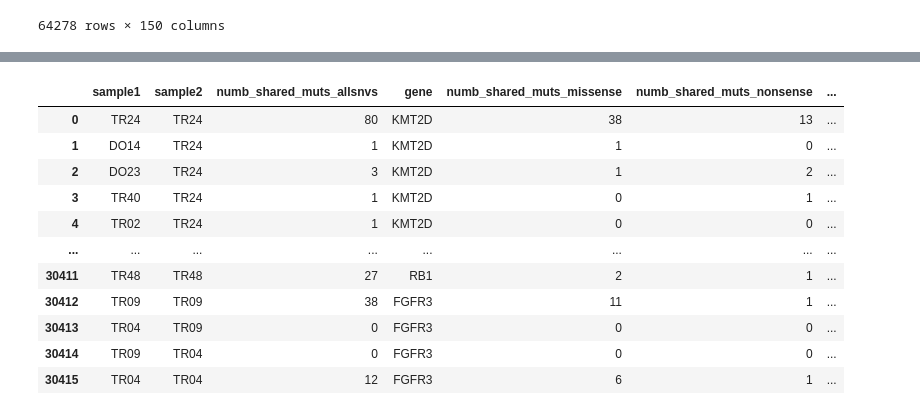
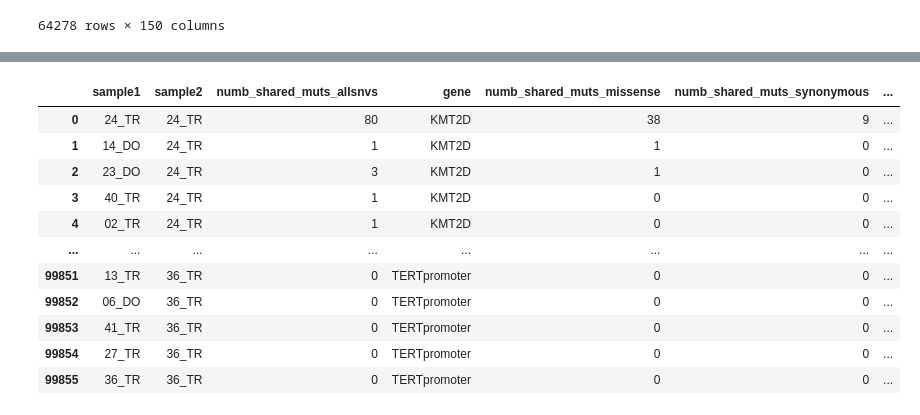
Before and after one commit to bbglab/normal_bladder_paper, a Jupyter notebook: extended/extended6/shared_mutations.ipynb, the cells around one changed output, grey strips where cells are left out. Drawn from its saved outputs; the diff is of its cells as text; code cells hidden in the pictures.

Commit message:
review ext6 shared muts notebook

```diff
--- a/extended/extended6/shared_mutations.ipynb
+++ b/extended/extended6/shared_mutations.ipynb
@@ -27,5 +20,5 @@ panel = ['KMT2D','ARID1A','KDM6A','RBM10',
 # %%
-maf_df = pd.read_csv(maf_file, sep = "\t")
+maf_df = pd.read_csv(somatic_maf_file, sep = "\t")
 maf_df
 # %% [output]
 |  | CHROM | POS | REF | ALT | FILTER | INFO | FORMAT | SAMPLE | DEPTH | ALT_DEPTH | ... | ... |
@@ -239,16 +226,15 @@ shared_muts_df = shared_muts_df[[
     'sample2', 'sample2_donorID', 'sample2_bladder_location',
     'sample1_numb_muts_allsnvs', 'sample2_numb_muts_allsnvs',
     'sample1_numb_muts_missense', 'sample2_numb_muts_missense',
-    'sample1_numb_muts_nonsense', 'sample2_numb_muts_nonsense',
     'sample1_numb_muts_truncating', 'sample2_numb_muts_truncating',
     'sample1_numb_muts_synonymous', 'sample2_numb_muts_synonymous',
     'sample1_numb_muts_indels', 'sample2_numb_muts_indels',
     'sample1_numb_muts_nonprotaffecting', 'sample2_numb_muts_nonprotaffecting',
     'numb_shared_muts_allsnvs', 'numb_shared_muts_missense',
-    'numb_shared_muts_nonsense', 'numb_shared_muts_truncating', 'numb_shared_muts_synonymous',
+    'numb_shared_muts_truncating', 'numb_shared_muts_synonymous',
     'numb_shared_muts_indels', 'numb_shared_muts_nonprotaffecting',
     'jaccard_index_allsnvs', 'jaccard_index_missense',
-    'jaccard_index_nonsense', 'jaccard_index_truncating', 'jaccard_index_synonymous',
+    'jaccard_index_truncating', 'jaccard_index_synonymous',
     'jaccard_index_indels', 'jaccard_index_nonprotaffecting']]
 shared_muts_df
 # %% [output]
@@ -284,9 +253,0 @@ plt.show()
-# %%
-# include postmorten time as it can correlate with the number of shared mutations
-clinvars_df = pd.read_csv(clinvars_file, sep = "\t")
-clinvars_df["sample1"] = clinvars_df.apply(lambda row: f'{row["SAMPLE_ID"].split("_")[2][1:]}{row["SAMPLE_ID"].split("_")[1][2:]}', axis = 1)
-clinvars_df["sample2"] = clinvars_df.apply(lambda row: f'{row["SAMPLE_ID"].split("_")[2][1:]}{row["SAMPLE_ID"].split("_")[1][2:]}', axis = 1)
-clinvars_df
-shared_muts_df = shared_muts_df.merge(clinvars_df[["sample1", "postmortem_days"]], on = "sample1", how = "left").rename({"postmortem_days": "postmorten_days_sample1"}, axis = 1)
-shared_muts_allgenes_df = shared_muts_df.merge(clinvars_df[["sample2", "postmortem_days"]], on = "sample2", how = "left").rename({"postmortem_days": "postmorten_days_sample2"}, axis = 1)
-shared_muts_allgenes_df
@@ -377,8 +315,6 @@ truncating
 # %%
-# merge
+# merge: 79²*16 comparisons (99856)
 shared_muts_gene_df = shared_muts_dfs_dict["allsnvs"].merge(shared_muts_dfs_dict["missense"], on = ["sample1", "sample2", "gene"], how = "inner").merge(
-    shared_muts_dfs_dict["nonsense"], on = ["sample1", "sample2", "gene"], how = "inner"
-).merge(
     shared_muts_dfs_dict["synonymous"], on = ["sample1", "sample2", "gene"], how = "inner"
 ).merge(
     shared_muts_dfs_dict["indels"], on = ["sample1", "sample2", "gene"], how = "inner"
@@ -405,29 +341,42 @@ shared_muts_gene_df
 # %%
-# count number of mutations per sample per impact
-impacts = ["allsnvs", "missense", "nonsense", "synonymous", "indels", "nonprotaffecting", "truncating"]
-for impact in impacts:
-    print(impact)
+# count total number of mutations per sample, per muttype and per gene
+for muttype in muttypes:
+
+    print(muttype)
+
     nmuts_dfs_gene_dict = {}
-    for gene in panel:
-        if impact == "allsnvs":
-            maf_df_f = maf_df.loc[(maf_df["TYPE"] == "SNV") & (maf_df["canonical_SYMBOL"] == gene)].copy()
-        elif impact == "indels":
-            maf_df_f = maf_df.loc[(maf_df["TYPE"].isin(["INSERTION", "DELETION"])) & (maf_df["canonical_SYMBOL"] == gene)].copy()
-        elif impact == "nonprotaffecting":
-            maf_df_f = maf_df.loc[(maf_df["Protein_affecting"] == "non_protein_affecting") & (maf_df["canonical_SYMBOL"] == gene)].copy()
-        elif impact == "truncating":
-            maf_df_f = maf_df.loc[(maf_df["TYPE"] == "SNV") & (maf_df["canonical_Consequence_broader"].isin(["nonsense", "essential_splice"])) &
-                        (maf_df["canonical_SYMBOL"] == gene)].copy()
+
+    # filter maf by mutation type category and gene
+    for gene in panel_all_genes:
+
+        if muttype == "allsnvs":
+            maf_df_f = maf_df.loc[(maf_df["TYPE"] == "SNV")
+                                & (maf_df["canonical_SYMBOL"] == gene)].copy()
+        elif muttype == "indels":
+            maf_df_f = maf_df.loc[(maf_df["TYPE"].isin(["INSERTION", "DELETION"]))
+                                & (maf_df["canonical_SYMBOL"] == gene)].copy()
+        elif muttype == "nonprotaffecting":
+            maf_df_f = maf_df.loc[(maf_df["Protein_affecting"] == "non_protein_affecting")
+                                & (maf_df["canonical_SYMBOL"] == gene)].copy()
+        elif muttype == "truncating":
+            maf_df_f = maf_df.loc[(maf_df["TYPE"] == "SNV")
+                                & (maf_df["canonical_Consequence_broader"].isin(["nonsense", "essential_splice"]))
+                                & (maf_df["canonical_SYMBOL"] == gene)].copy()
         else:
-            maf_df_f = maf_df.loc[(maf_df["TYPE"] == "SNV") & (maf_df["canonical_Consequence_broader"] == impact) & (maf_df["canonical_SYMBOL"] == gene)].copy()
+            maf_df_f = maf_df.loc[(maf_df["TYPE"] == "SNV")
+                                & (maf_df["canonical_Consequence_broader"] == muttype)
+                                & (maf_df["canonical_SYMBOL"] == gene)].copy()
 
-        nmuts_dfs_gene_dict[gene] = maf_df_f.groupby(["SAMPLE_ID_short", "canonical_SYMBOL"]).size().to_frame(f"sample1_numb_muts_{impact}").reset_index(names = ["sample1", "gene"])
+        # count number of mutations
+        nmuts_dfs_gene_dict[gene] = maf_df_f.groupby(["SAMPLE_ID_short", "canonical_SYMBOL"]).size().to_frame(f"sample1_numb_muts_{muttype}").reset_index(names = ["sample1", "gene"])
 
     nmuts_df = pd.concat(nmuts_dfs_gene_dict.values())
-    shared_muts_gene_df = shared_muts_gene_df.merge(nmuts_df, on = ["sample1", "gene"], how = "inner")
-    nmuts_df = nmuts_df.rename({f"sample1_numb_muts_{impact}": f"sample2_numb_muts_{impact}", "sample1": "sample2"}, axis = 1)
-    shared_muts_gene_df = shared_muts_gene_df.merge(nmuts_df, on = ["sample2", "gene"], how = "inner")
+    shared_muts_gene_df = shared_muts_gene_df.merge(nmuts_df, on = ["sample1", "gene"], how = "outer")
+    nmuts_df = nmuts_df.rename({f"sample1_numb_muts_{muttype}": f"sample2_numb_muts_{muttype}", "sample1": "sample2"}, axis = 1)
+    shared_muts_gene_df = shared_muts_gene_df.merge(nmuts_df, on = ["sample2", "gene"], how = "outer")
 
+# fill with zeros those samples in which the number of mutations is zero
+shared_muts_gene_df = shared_muts_gene_df.fillna(0)
 shared_muts_gene_df
 # %% [output]
 allsnvs
@@ -436,16 +384,16 @@ nonsense
 synonymous
 indels
 nonprotaffecting
 truncating
-|  | sample1 | sample2 | numb_shared_muts_allsnvs | gene | numb_shared_muts_missense | numb_shared_muts_nonsense | ... |
-| 0 | TR24 | TR24 | 80 | KMT2D | 38 | 13 | ... |
-| 1 | DO14 | TR24 | 1 | KMT2D | 1 | 0 | ... |
-| 2 | DO23 | TR24 | 3 | KMT2D | 1 | 2 | ... |
-| 3 | TR40 | TR24 | 1 | KMT2D | 0 | 1 | ... |
-| 4 | TR02 | TR24 | 1 | KMT2D | 0 | 0 | ... |
+|  | sample1 | sample2 | numb_shared_muts_allsnvs | gene | numb_shared_muts_missense | numb_shared_muts_synonymous | ... |
+| 0 | 24_TR | 24_TR | 80 | KMT2D | 38 | 9 | ... |
+| 1 | 14_DO | 24_TR | 1 | KMT2D | 1 | 0 | ... |
+| 2 | 23_DO | 24_TR | 3 | KMT2D | 1 | 0 | ... |
+| 3 | 40_TR | 24_TR | 1 | KMT2D | 0 | 0 | ... |
+| 4 | 02_TR | 24_TR | 1 | KMT2D | 0 | 0 | ... |
 | ... | ... | ... | ... | ... | ... | ... | ... |
-| 30411 | TR48 | TR48 | 27 | RB1 | 2 | 1 | ... |
-| 30412 | TR09 | TR09 | 38 | FGFR3 | 11 | 1 | ... |
-| 30413 | TR04 | TR09 | 0 | FGFR3 | 0 | 0 | ... |
-| 30414 | TR09 | TR04 | 0 | FGFR3 | 0 | 0 | ... |
-| 30415 | TR04 | TR04 | 12 | FGFR3 | 6 | 1 | ... |
+| 99851 | 13_TR | 36_TR | 0 | TERTpromoter | 0 | 0 | ... |
+| 99852 | 06_DO | 36_TR | 0 | TERTpromoter | 0 | 0 | ... |
+| 99853 | 41_TR | 36_TR | 0 | TERTpromoter | 0 | 0 | ... |
+| 99854 | 27_TR | 36_TR | 0 | TERTpromoter | 0 | 0 | ... |
+| 99855 | 36_TR | 36_TR | 0 | TERTpromoter | 0 | 0 | ... |
```
Also changed, not shown: parts of 36 cells of this notebook, 1 other file.
